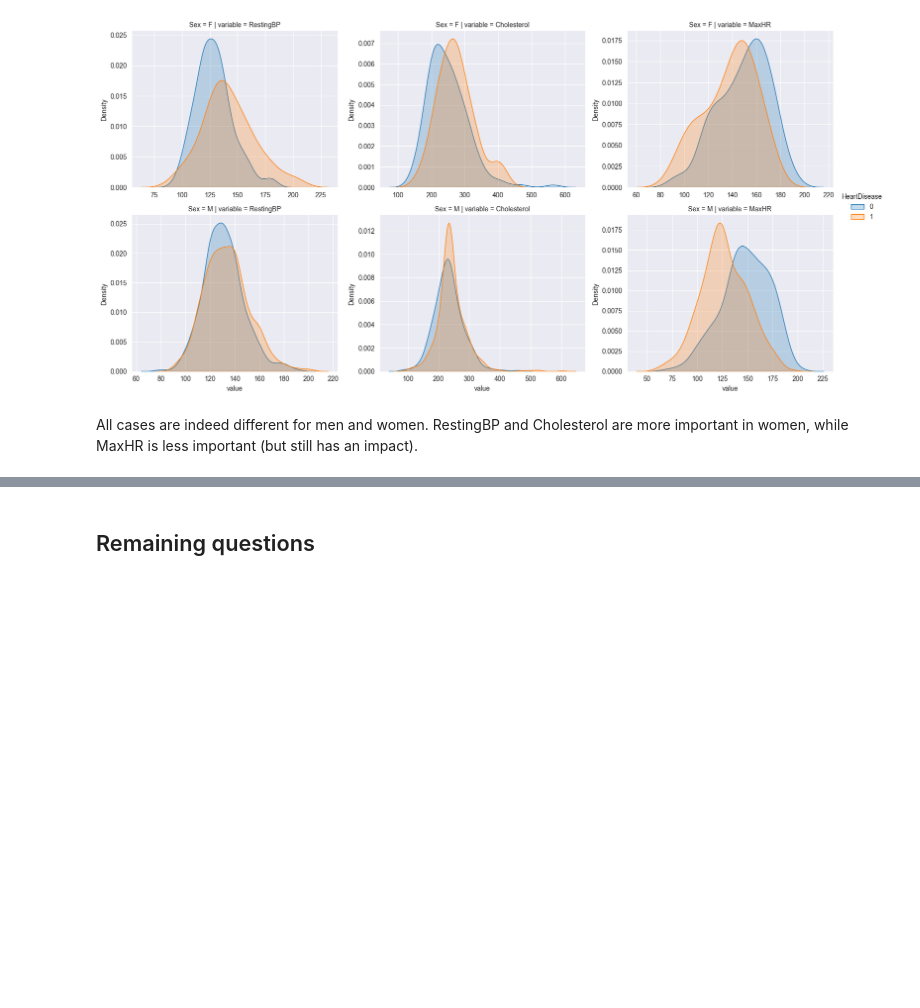
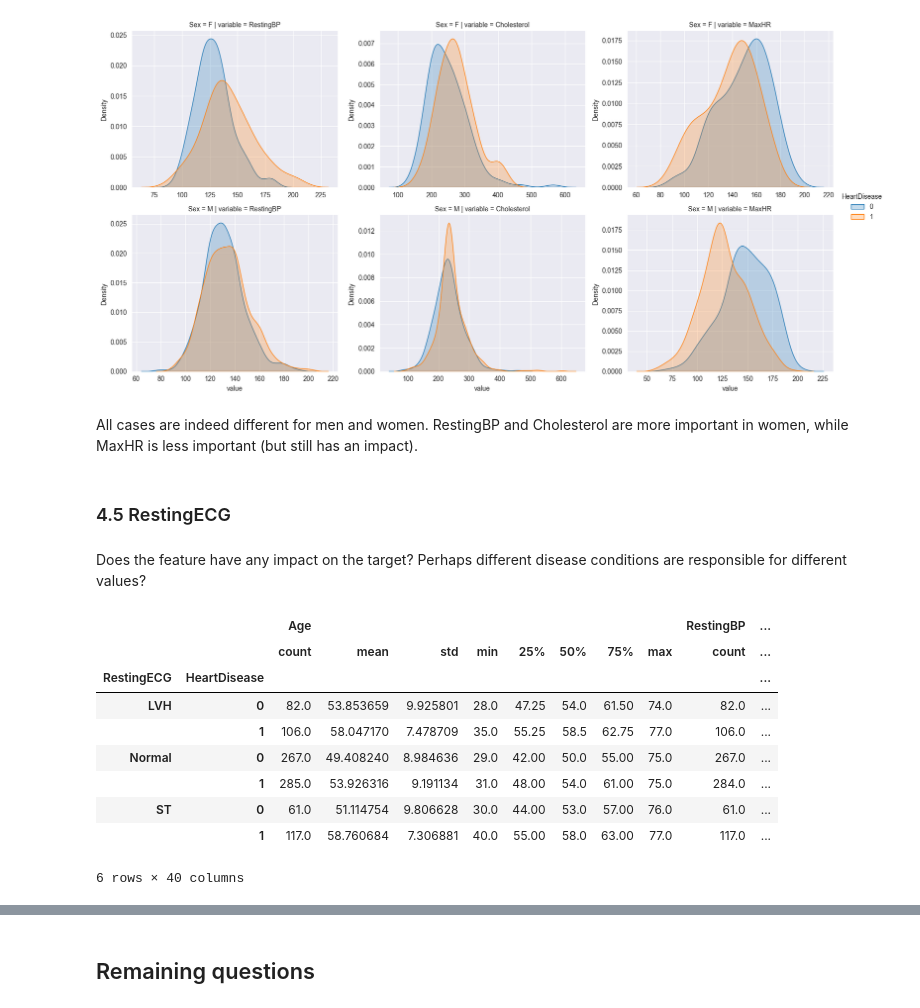
Before and after one commit to Lymuthien/heart_failure, a Jupyter notebook: notebooks/1.0-eda.ipynb, the cells around one changed output, grey strips where cells are left out. Saved outputs shown, nothing was run; the diff lists cells and outputs as text; code cells hidden in the pictures; blank space fills up the shorter version.

Commit message:
Explored RestingECG, FastingBS features.

```diff
--- a/notebooks/1.0-eda.ipynb
+++ b/notebooks/1.0-eda.ipynb
@@ -454,3 +465,20 @@ plt.show()
 [figure]
 # %% [markdown]
 All cases are indeed different for men and women. RestingBP and Cholesterol are more important in women, while MaxHR is less important (but still has an impact).
+# %% [markdown]
+### 4.5 RestingECG
+# %% [markdown]
+Does the feature have any impact on the target? Perhaps different disease conditions are responsible for different values?
+# %%
+df.groupby([RESTING_ECG, HEART_DISEASE]).describe()
+# %% [output]
+|  |  | Age |  |  |  |  |  |  |  | RestingBP | ... |
+|  |  | count | mean | std | min | 25% | 50% | 75% | max | count | ... |
+| RestingECG | HeartDisease |  |  |  |  |  |  |  |  |  | ... |
+| LVH | 0 | 82.0 | 53.853659 | 9.925801 | 28.0 | 47.25 | 54.0 | 61.50 | 74.0 | 82.0 | ... |
+|  | 1 | 106.0 | 58.047170 | 7.478709 | 35.0 | 55.25 | 58.5 | 62.75 | 77.0 | 106.0 | ... |
+| Normal | 0 | 267.0 | 49.408240 | 8.984636 | 29.0 | 42.00 | 50.0 | 55.00 | 75.0 | 267.0 | ... |
+|  | 1 | 285.0 | 53.926316 | 9.191134 | 31.0 | 48.00 | 54.0 | 61.00 | 75.0 | 284.0 | ... |
+| ST | 0 | 61.0 | 51.114754 | 9.806628 | 30.0 | 44.00 | 53.0 | 57.00 | 76.0 | 61.0 | ... |
+|  | 1 | 117.0 | 58.760684 | 7.306881 | 40.0 | 55.00 | 58.0 | 63.00 | 77.0 | 117.0 | ... |
+6 rows × 40 columns
```
Also changed, not shown: parts of 14 cells of this notebook.
